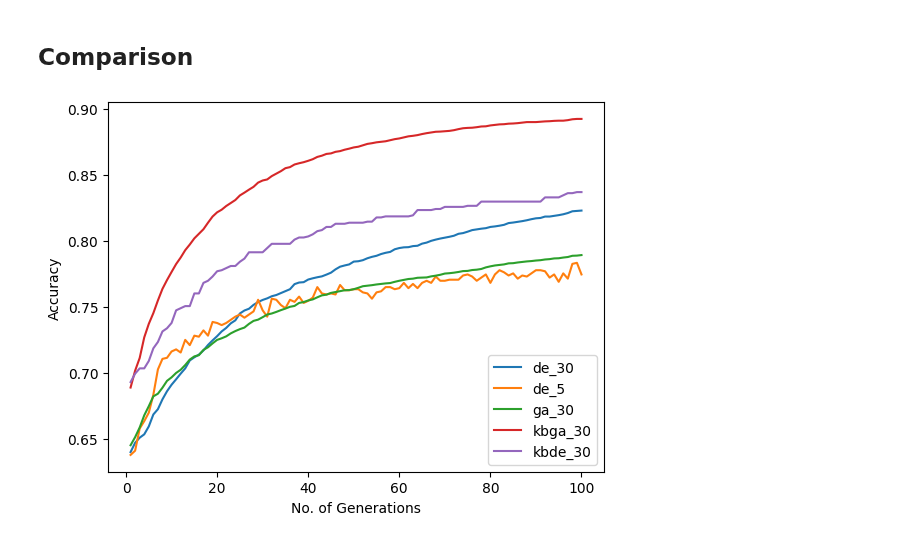
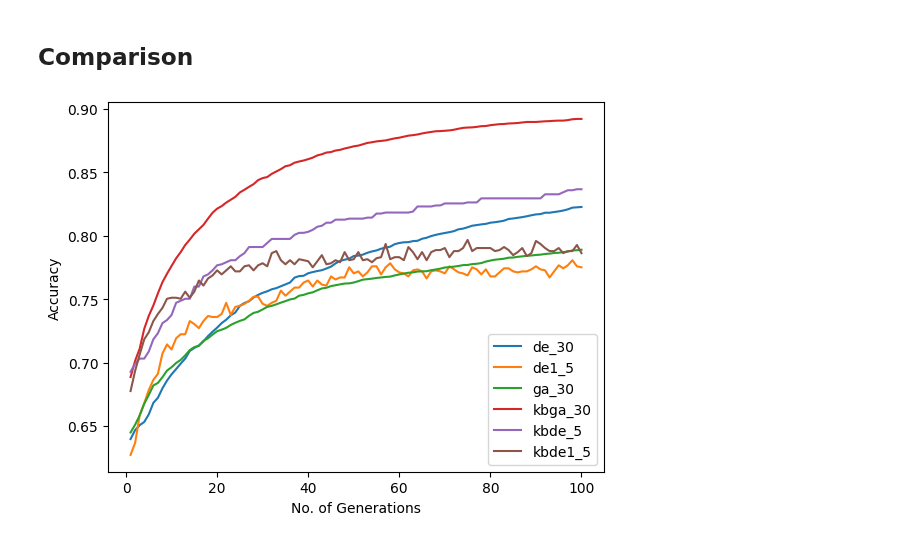
Before and after one commit to devasenan134/GA-SC, a Jupyter notebook: compare_avg_res.ipynb, the cells around one changed output. Saved outputs shown, nothing was run; the diff lists cells and outputs as text; code cells hidden in the pictures.

```diff
--- a/compare_avg_res.ipynb
+++ b/compare_avg_res.ipynb
@@ -45,11 +57,12 @@ kbga_files = [
 # %%
 de_files = [
             '30_run_az_de.pkl',
-            'n_run_az_de_crt.pkl'
+            'n_run_az_de_crt1.pkl',
             ]
 # %%
 kbde_files = [
             '30_run_az_kbde.pkl',
+            'n_run_az_kbde_crt1.pkl',
             ]
 # %% [markdown]
 ## Comparison
@@ -58,7 +71,7 @@ rf = open(de_path+de_files[0], 'rb')
 de_30 = pickle.load(rf)
 
 rf = open(de_path+de_files[1], 'rb')
-de_5 = pickle.load(rf)
+de1_5 = pickle.load(rf)
 
 rf = open(ga_path+ga_files[0], 'rb')
 ga_30 = pickle.load(rf)
@@ -67,9 +80,22 @@ rf = open(kbga_path+kbga_files[0], 'rb')
 kbga_30 = pickle.load(rf)
 
 rf = open(kbde_path+kbde_files[0], 'rb')
-kbde_30 = pickle.load(rf)
+kbde_5 = pickle.load(rf)
 
-legends = ["de_30", "de_5", "ga_30", "kbga_30", "kbde_30"]
-compare_saves([de_30, de_5, ga_30, kbga_30, kbde_30], legends)
+rf = open(kbde_path+kbde_files[1], 'rb')
+kbde1_5 = pickle.load(rf)
-# %% [output]
-[figure, removed]
+# %%
+legends = [
+    "de_30", "de1_5",
+    "ga_30", "kbga_30",
+    "kbde_5", "kbde1_5"
+    ]
+
+compare_saves(
+    [de_30, de1_5,
+     ga_30, kbga_30,
+     kbde_5, kbde1_5],
+     legends
+     )
+# %% [output]
+[figure, added]
```
Also changed, not shown: parts of 2 cells of this notebook, 5 other files.
